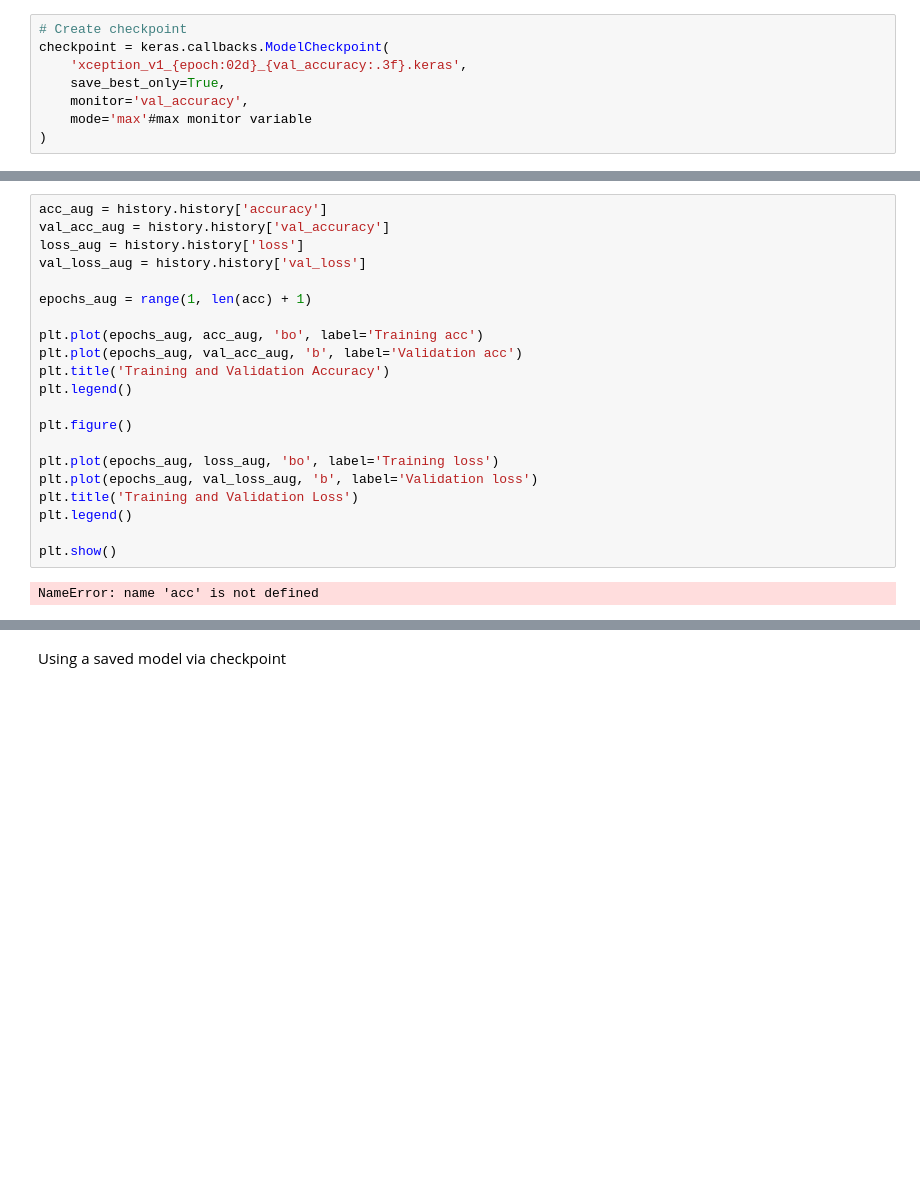
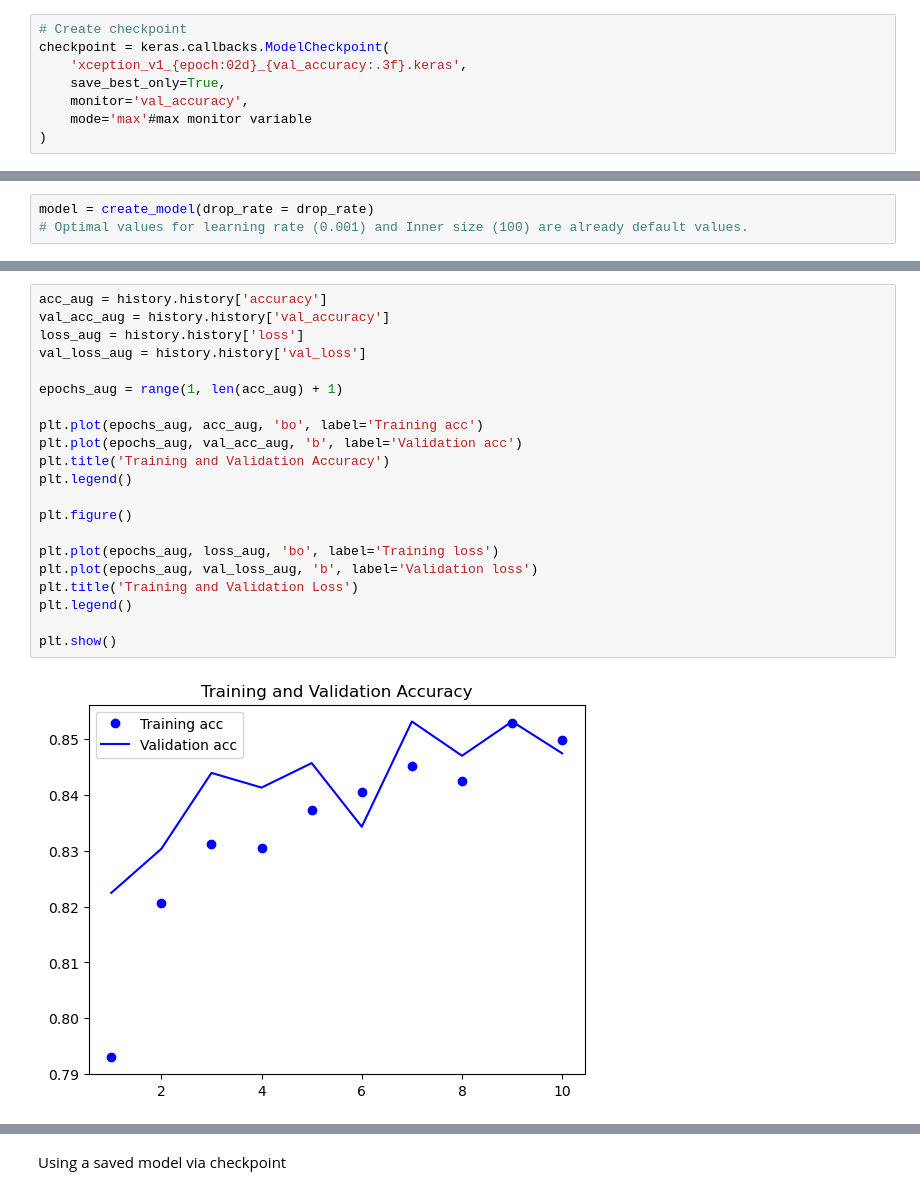
Before and after one commit to nilarte/ml-zoomcamp-capstone-2-2024, a Jupyter notebook: notebook.ipynb, the cells around one changed output, grey strips where cells are left out. Drawn from its saved outputs; the diff is of its cells as text; blank space fills up the shorter version.

Commit message:
More changes for drop out

```diff
--- a/notebook.ipynb
+++ b/notebook.ipynb
@@ -469,3 +468,6 @@ checkpoint = keras.callbacks.ModelCheckpoint(
+# %%
+model = create_model(drop_rate = drop_rate)
+# Optimal values for learning rate (0.001) and Inner size (100) are already default values.
 # %%
 history = model.fit(
     train_generator,
@@ -498,23 +506,23 @@ Epoch 10/10
 # %%
 acc_aug = history.history['accuracy']
 val_acc_aug = history.history['val_accuracy']
 loss_aug = history.history['loss']
 val_loss_aug = history.history['val_loss']
 
-epochs_aug = range(1, len(acc) + 1)
+epochs_aug = range(1, len(acc_aug) + 1)
 
 plt.plot(epochs_aug, acc_aug, 'bo', label='Training acc')
 plt.plot(epochs_aug, val_acc_aug, 'b', label='Validation acc')
 plt.title('Training and Validation Accuracy')
 plt.legend()
 
 plt.figure()
 
 plt.plot(epochs_aug, loss_aug, 'bo', label='Training loss')
 plt.plot(epochs_aug, val_loss_aug, 'b', label='Validation loss')
 plt.title('Training and Validation Loss')
 plt.legend()
 
 plt.show()
 # %% [output]
-NameError: name 'acc' is not defined
+[figure, added]
```
Also changed, not shown: parts of 17 cells of this notebook.
